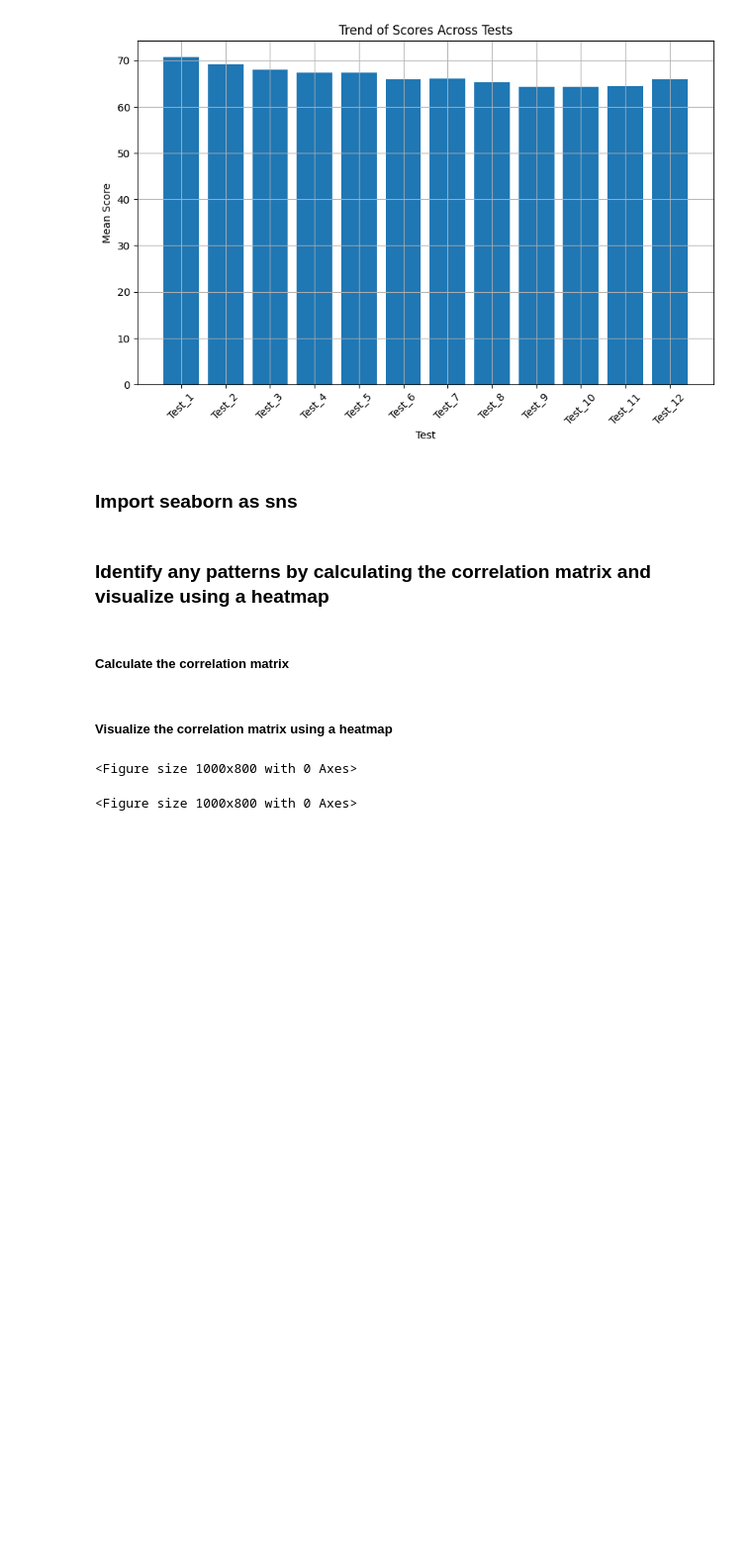
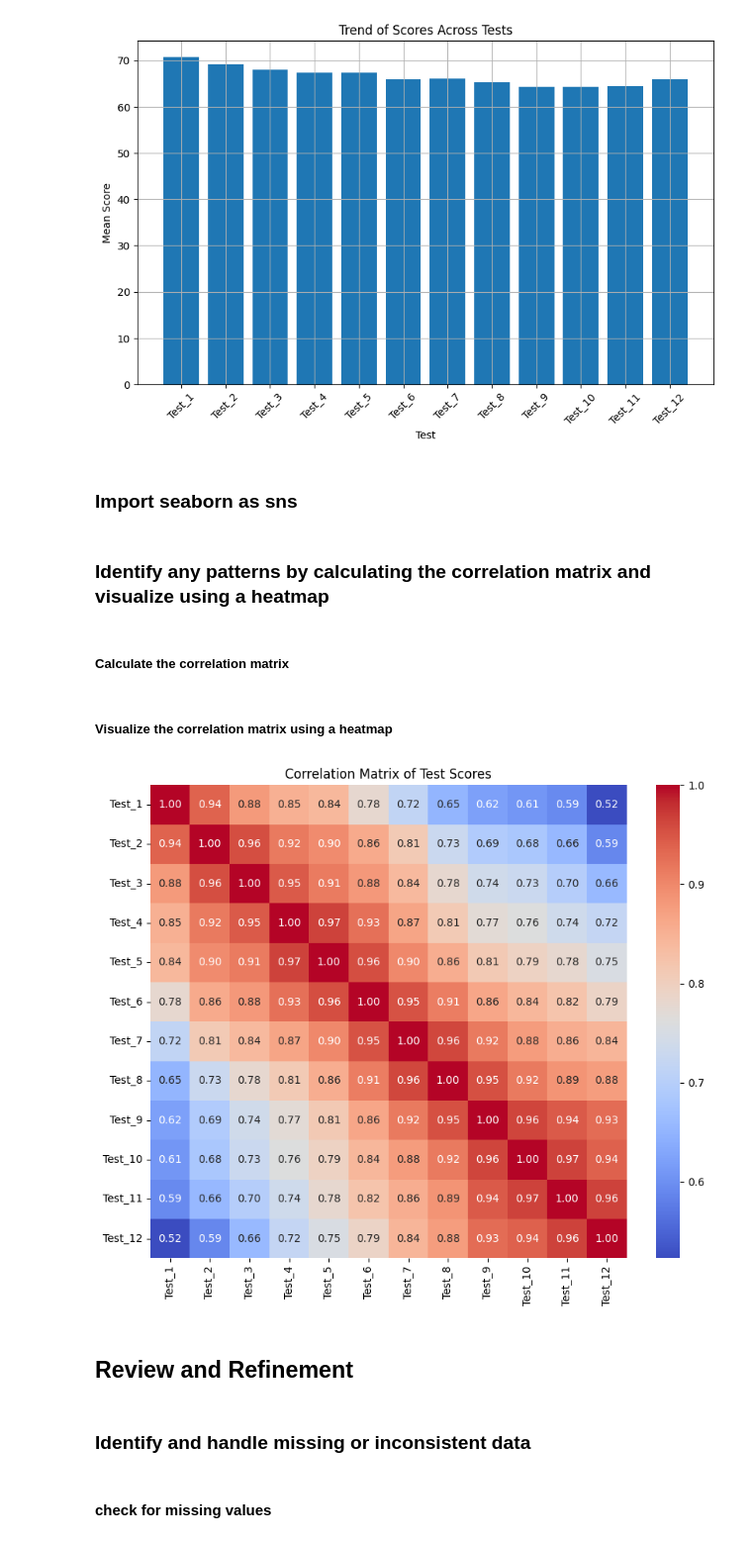
Before and after one commit to Nathan-Seeley/World_Peace_trends, a Jupyter notebook: notebook.ipynb, the cells around one changed output. Shown at 99% size. Cells and saved outputs as stored; diff of their text form; code cells hidden in the pictures; blank space fills up the shorter version.

```diff
--- a/notebook.ipynb
+++ b/notebook.ipynb
@@ -183,9 +183,14 @@ corr_matrix = df.corr()
 ##### Visualize the correlation matrix using a heatmap
 # %%
 plt.figure(figsize=(10,8))
-sns.heatmap(corr_matrix, annot=True, cmap='coolhot', fmt=".2f")
+sns.heatmap(corr_matrix, annot=True, cmap='coolwarm', fmt=".2f")
 plt.title('Correlation Matrix of Test Scores')
 plt.show()
 # %% [output]
-<Figure size 1000x800 with 0 Axes>
-<Figure size 1000x800 with 0 Axes>
+[figure, added]
+# %% [markdown]
+## Review and Refinement
+# %% [markdown]
+### Identify and handle missing or inconsistent data
+# %% [markdown]
+#### check for missing values
```
